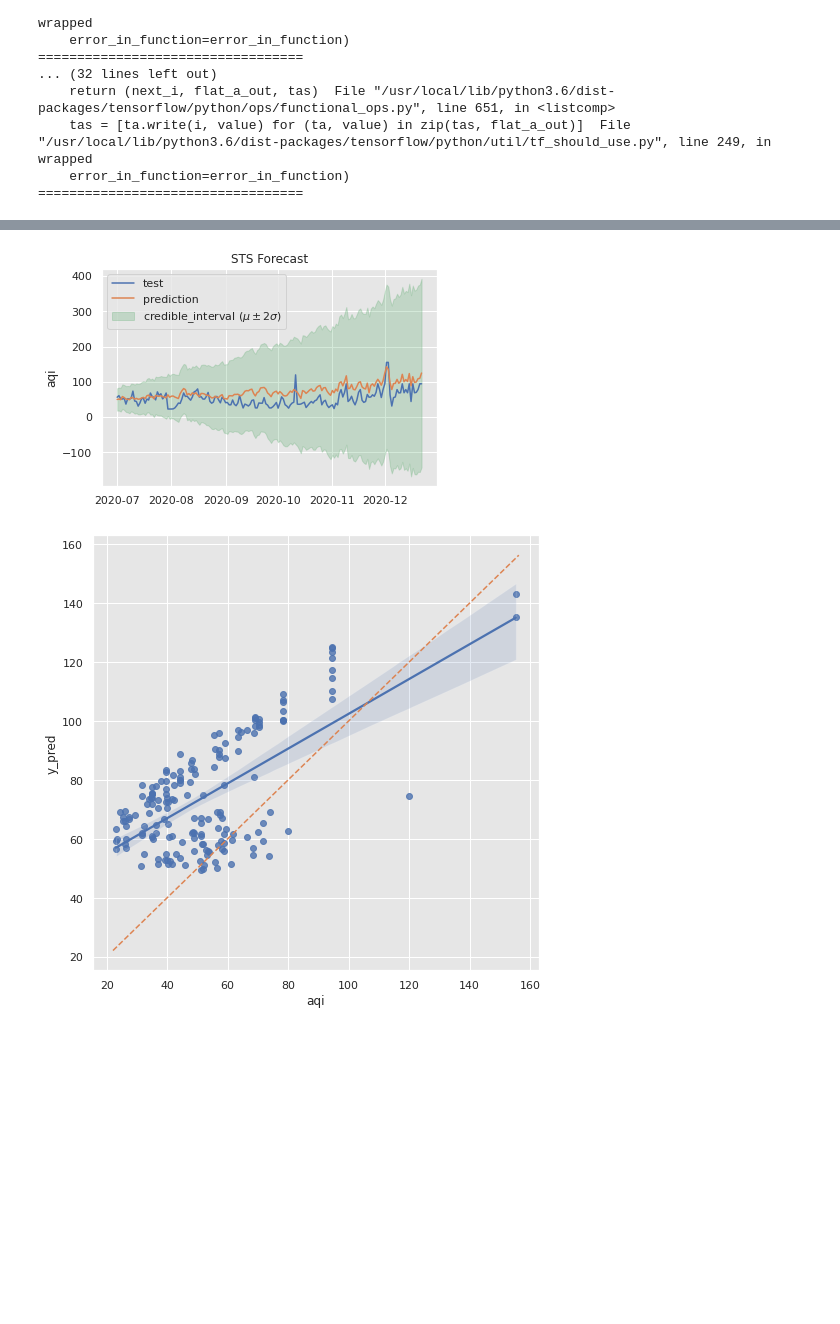
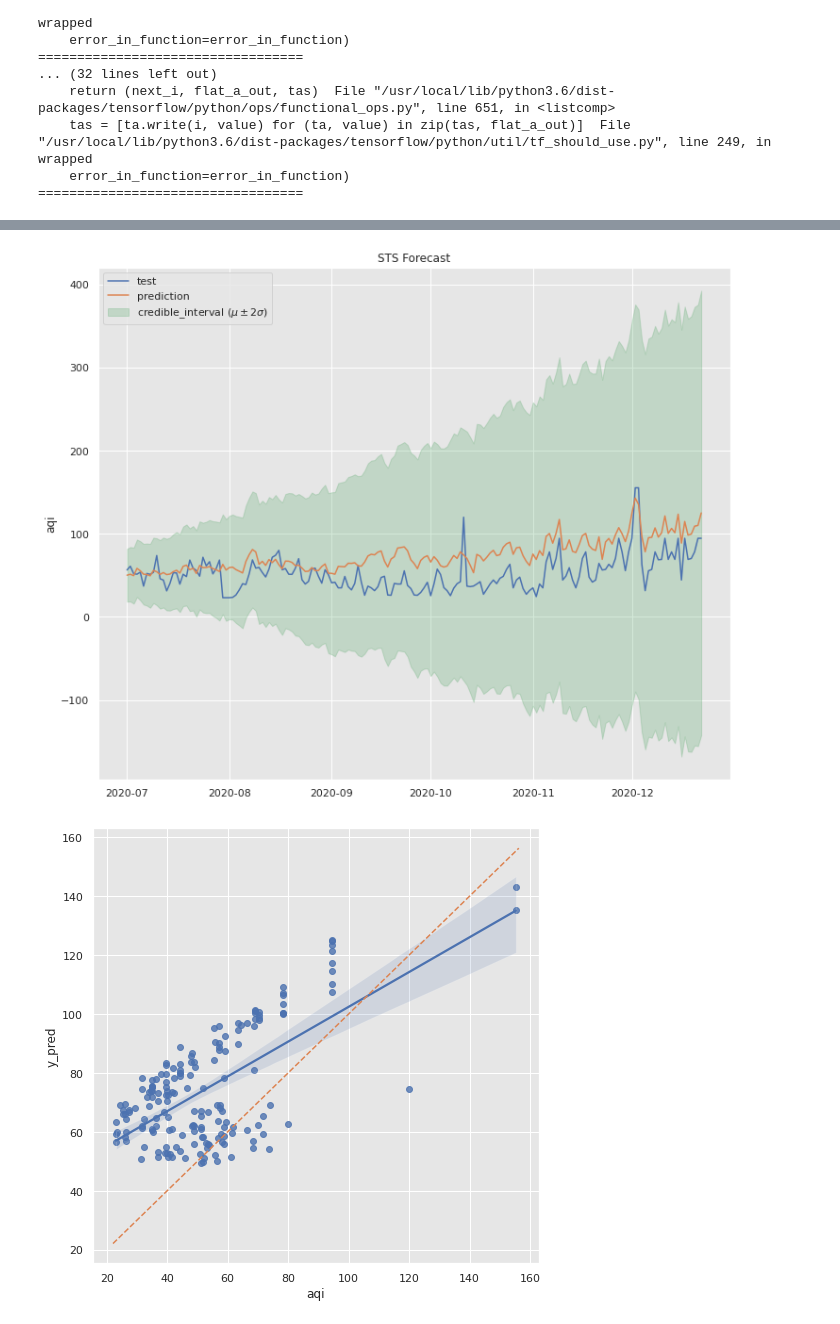
Before and after one commit to PrzemyslawSarnacki/AirQualityPrediction, a Jupyter notebook: seasonal_analisys.ipynb, the cells around one changed output, grey strips where cells are left out. Drawn from its saved outputs; the diff is of its cells as text; code cells hidden in the pictures; blank space fills up the shorter version.

```diff
--- a/seasonal_analisys.ipynb
+++ b/seasonal_analisys.ipynb
@@ -568,20 +560,20 @@ ax.set(title='STS Forecast');
 # %%
-fig, ax = plt.subplots()
+fig, ax = plt.subplots(figsize= (12, 10))
 
 ax.fill_between(
     x=df_test.index,
     y1=df_test['y_pred']-2*df_test['y_pred_std'],
     y2=df_test['y_pred']+2*df_test['y_pred_std'],
     color=sns_c[2],
     alpha=0.25,
     label=r'credible_interval ($\mu \pm 2\sigma$)'
 )
 sns.lineplot(x=df_test.index, y='aqi', label='test', data=df_test, ax=ax)
 sns.lineplot(x=df_test.index, y='y_pred', label='prediction', data=df_test, ax=ax)
 ax.legend(loc='upper left')
 ax.set(title='STS Forecast');
 # %% [output]
-[figure, old version]
+[figure, new version]
 # %%
 fig, ax = plt.subplots(figsize=(8,8))
 
```
Also changed, not shown: parts of 3 cells of this notebook.
